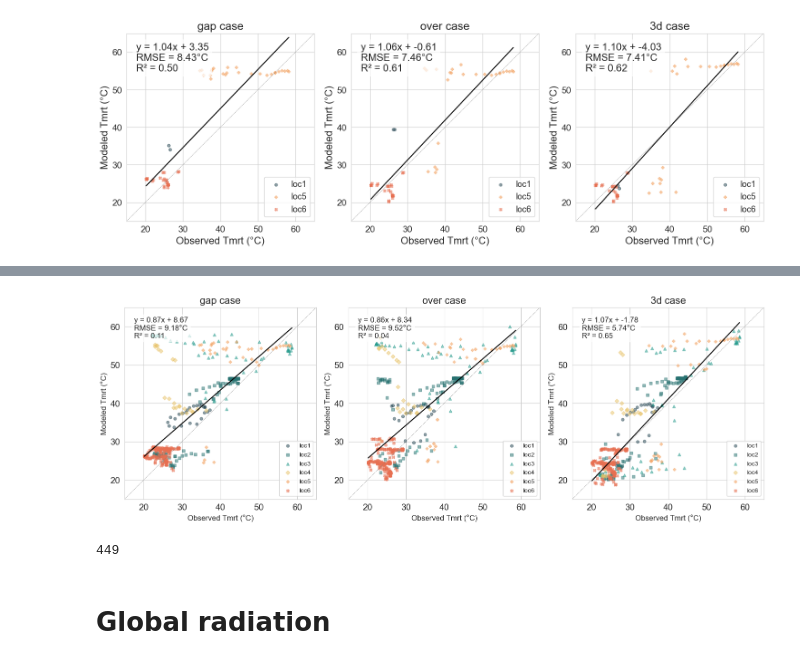
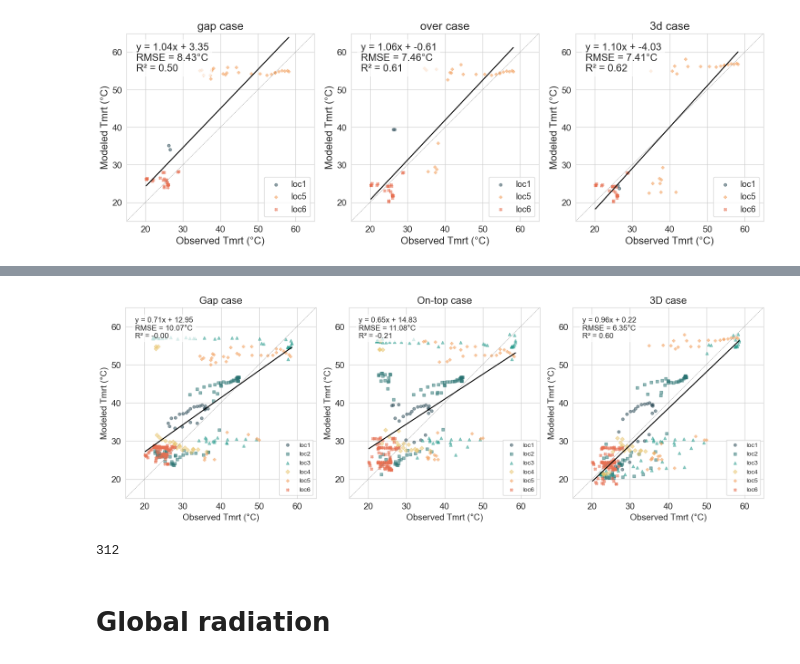
Before and after one commit to jsscmnhn/UMEP_thesis, a Jupyter notebook: src/j_analysis/solweig.ipynb, the cells around one changed output, grey strips where cells are left out. Cells and saved outputs as stored; diff of their text form; code cells hidden in the pictures.

```diff
--- a/src/j_analysis/solweig.ipynb
+++ b/src/j_analysis/solweig.ipynb
@@ -52,7 +56,7 @@ plt.rcParams.update({
 })
 
 for i in range(1, 7):
-    test_file = f"D:/Geomatics/thesis/_solweigcomparison/comparisonpoints/loc{i}_new.csv"
+    test_file = f"D:/Geomatics/thesis/_solweigcomparison/comparisonpoints/loc{i}_set2_dir.csv"
     df = pd.read_csv(test_file)
 
     # Convert 'under' to boolean
@@ -61,6 +65,7 @@ for i in range(1, 7):
     # Convert timestamp if available
     if 'TIMESTAMP' in df.columns:
         df['timestamp'] = pd.to_datetime(df['TIMESTAMP'])
+        df = df[df['timestamp'].notna()].reset_index(drop=True)
         x_col = 'timestamp'
     else:
         df['Row'] = df.index
@@ -76,9 +81,9 @@ for i in range(1, 7):
 
     # Define colors and markers
     tmrt_models = {
-        'gap1': ('#2a9d8f', 's', 'Gap Model'),
-        'over1': ('#936fac', 'D', 'Over Model'),
-        '3d1': ('#e76f51', '^', '3D Model')
+        'gap1_2': ('#2a9d8f', 's', 'Gap Model'),
+        'over1_2': ('#936fac', 'D', 'On-top Model'),
+        '3d1_2': ('#e76f51', '^', '3D Model')
     }
 
     # Plot modeled TMRTs
@@ -229,15 +239,7 @@ from sklearn.linear_model import LinearRegression
 import numpy as np
 import seaborn as sns
 
-# File paths of the 6 CSV files
-file_paths = [
-    "D:/Geomatics/thesis/_solweigcomparison/comparisonpoints/loc1_new2.csv",
-    "D:/Geomatics/thesis/_solweigcomparison/comparisonpoints/loc2_new2.csv",
-    "D:/Geomatics/thesis/_solweigcomparison/comparisonpoints/loc3_new2.csv",
-    "D:/Geomatics/thesis/_solweigcomparison/comparisonpoints/loc4_new2.csv",
-    "D:/Geomatics/thesis/_solweigcomparison/comparisonpoints/loc5_new2.csv",
-    "D:/Geomatics/thesis/_solweigcomparison/comparisonpoints/loc6_new2.csv"
-]
+
 
 # Add source label to each DataFrame before concatenation
 df_list = []
@@ -249,7 +251,7 @@ for i, file in enumerate(file_paths, start=1):
 df = pd.concat(df_list, ignore_index=True)
 
 # Model columns and observed column
-model_cols = ['gap1', 'over1', '3d1']
+model_cols = ['gap1_2', 'over1_2', '3d1_2']
 obs_col = 'new_MRT_C'
 
 # Define the boolean condition column
@@ -313,7 +315,7 @@ for i, model_col in enumerate(model_cols, start=1):
     # Labels and aesthetics
     ax.set_xlabel("Observed Tmrt (\N{DEGREE SIGN}C)")
     ax.set_ylabel("Modeled Tmrt (\N{DEGREE SIGN}C)")
-    ax.set_title(f"{model_col[:-1]} case")
+    ax.set_title(title_map.get(model_col, model_col))
     ax.set_xlim([plotmin, plotmax])
     ax.set_ylim([plotmin, plotmax])
     ax.set_aspect('equal', 'box')
@@ -357,7 +359,7 @@ for i, file in enumerate(file_paths, start=1):
 df = pd.concat(df_list, ignore_index=True)
 
 # Model columns and observed column
-model_cols = ['gap1', 'over1', '3d1']
+model_cols = ['gap1_2', 'over1_2', '3d1_2']
 obs_col = 'new_MRT_C'
 
 # Define the boolean condition column
@@ -421,7 +423,7 @@ for i, model_col in enumerate(model_cols, start=1):
     # Labels and aesthetics
     ax.set_xlabel("Observed Tmrt (\N{DEGREE SIGN}C)")
     ax.set_ylabel("Modeled Tmrt (\N{DEGREE SIGN}C)")
-    ax.set_title(f"{model_col[:-1]} case")
+    ax.set_title(title_map.get(model_col, model_col))
     ax.set_xlim([plotmin, plotmax])
     ax.set_ylim([plotmin, plotmax])
     ax.set_aspect('equal', 'box')
@@ -519,15 +444,6 @@ from matplotlib import colormaps
 import matplotlib.colors as mcolors
 import seaborn as sns
 
-# File paths of the 6 CSV files
-file_paths = [
-    "D:/Geomatics/thesis/_solweigcomparison/comparisonpoints/loc1_new.csv",
-    "D:/Geomatics/thesis/_solweigcomparison/comparisonpoints/loc2_new.csv",
-    "D:/Geomatics/thesis/_solweigcomparison/comparisonpoints/loc3_new.csv",
-    "D:/Geomatics/thesis/_solweigcomparison/comparisonpoints/loc4_new.csv",
-    "D:/Geomatics/thesis/_solweigcomparison/comparisonpoints/loc5_new.csv",
-    "D:/Geomatics/thesis/_solweigcomparison/comparisonpoints/loc6_new.csv"
-]
 # Add source label to each DataFrame before concatenation
 df_list = []
 for i, file in enumerate(file_paths, start=1):
@@ -538,7 +454,7 @@ for i, file in enumerate(file_paths, start=1):
 df = pd.concat(df_list, ignore_index=True)
 
 # Model columns and observed column
-model_cols = ['gap1', 'over1', '3d1']
+model_cols =  ['gap1_2', 'over1_2', '3d1_2']
 obs_col = 'new_MRT_C'
 
 # Only keep necessary columns and drop rows with missing values
@@ -588,36 +504,36 @@ for i, model_col in enumerate(model_cols, start=1):
                    s=20)
 
     # Metrics
     rmse = np.sqrt(mean_squared_error(df_clean[obs_col], df_clean[model_col]))
     r2 = r2_score(df_clean[obs_col], df_clean[model_col])
     ax.text(0.05, 0.95,
             f"y = {slope:.2f}x + {intercept:.2f}\nRMSE = {rmse:.2f}°C\nR² = {r2:.2f}",
             transform=ax.transAxes,
             verticalalignment='top',
             bbox=dict(boxstyle="round", facecolor="white", alpha=0.7))
 
     # Labels and aesthetics
     ax.set_xlabel("Observed Tmrt (\N{DEGREE SIGN}C)")
     ax.set_ylabel("Modeled Tmrt (\N{DEGREE SIGN}C)")
-    ax.set_title(f"{model_col[:-1]} case")
+    ax.set_title(title_map.get(model_col, model_col))
     ax.set_xlim([plotmin, plotmax])
     ax.set_ylim([plotmin, plotmax])
     ax.set_aspect('equal', 'box')
     ax.grid(True)
     ax.legend(fontsize='small')
 
 plt.tight_layout()
 
 
 output_path = f"C:/thesis/figs/evaluation/plots_all.png"
 plt.savefig(output_path, dpi=300)
 plt.show()
 plt.close()
 
 print(len(df_clean))
 # %% [output]
-[figure, old version]
+[figure, new version]
-449
+312
 # %% [markdown]
 # Global radiation
 # %%
```
Also changed, not shown: parts of 5 cells of this notebook, 35 other files.
